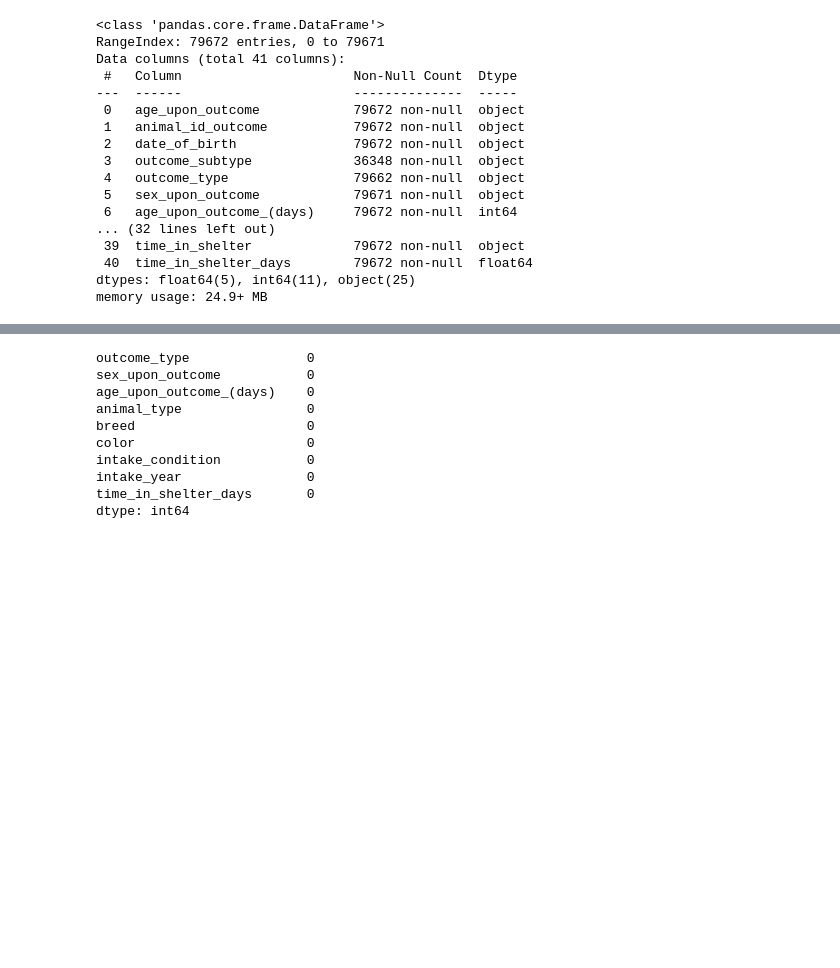
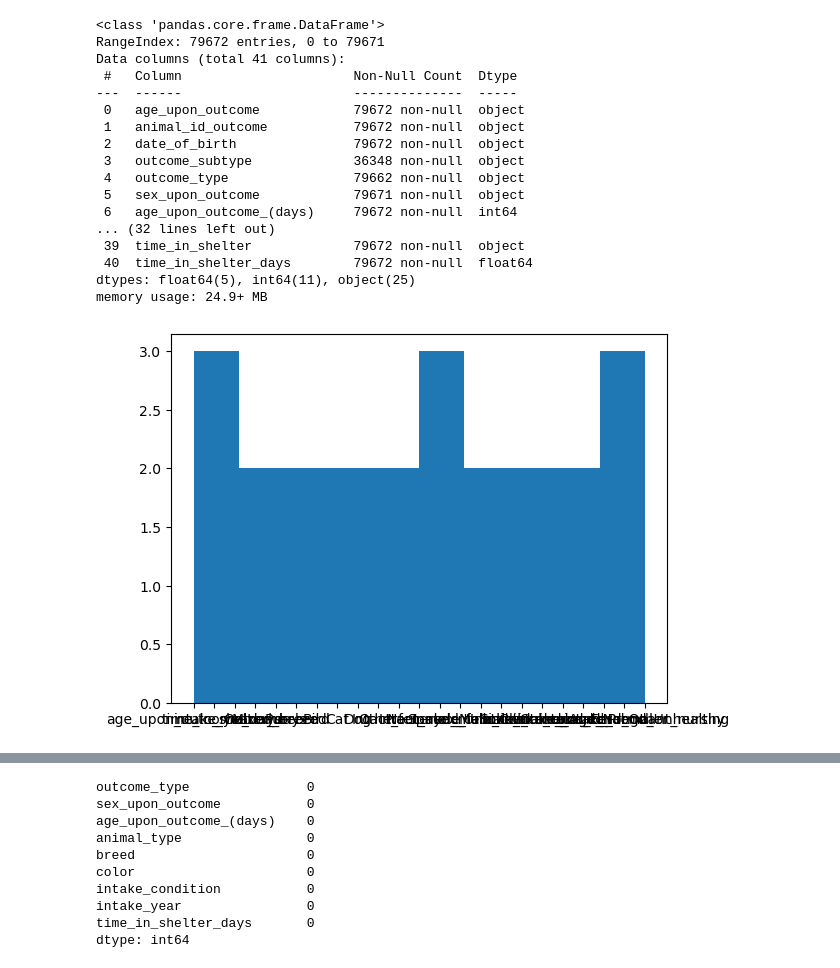
Before and after one commit to mariamguleid/Animal-Adoption-Proj, a Jupyter notebook: notebooks/data_cleaning.ipynb, the cells around one changed output, grey strips where cells are left out. Cells and saved outputs as stored; diff of their text form; code cells hidden in the pictures; blank space fills up the shorter version.

```diff
--- a/notebooks/data_cleaning.ipynb
+++ b/notebooks/data_cleaning.ipynb
@@ -44,6 +45,13 @@ Data columns (total 41 columns):
  40  time_in_shelter_days        79672 non-null  float64
 dtypes: float64(5), int64(11), object(25)
 memory usage: 24.9+ MB
+# %%
+columns = df.columns
+# %%
+plt.hist(columns)
+plt.show()
+# %% [output]
+[figure, added]
 # %%
 # Removing unecessary columns
 
```
Also changed, not shown: parts of 3 cells of this notebook, 1 other file.
